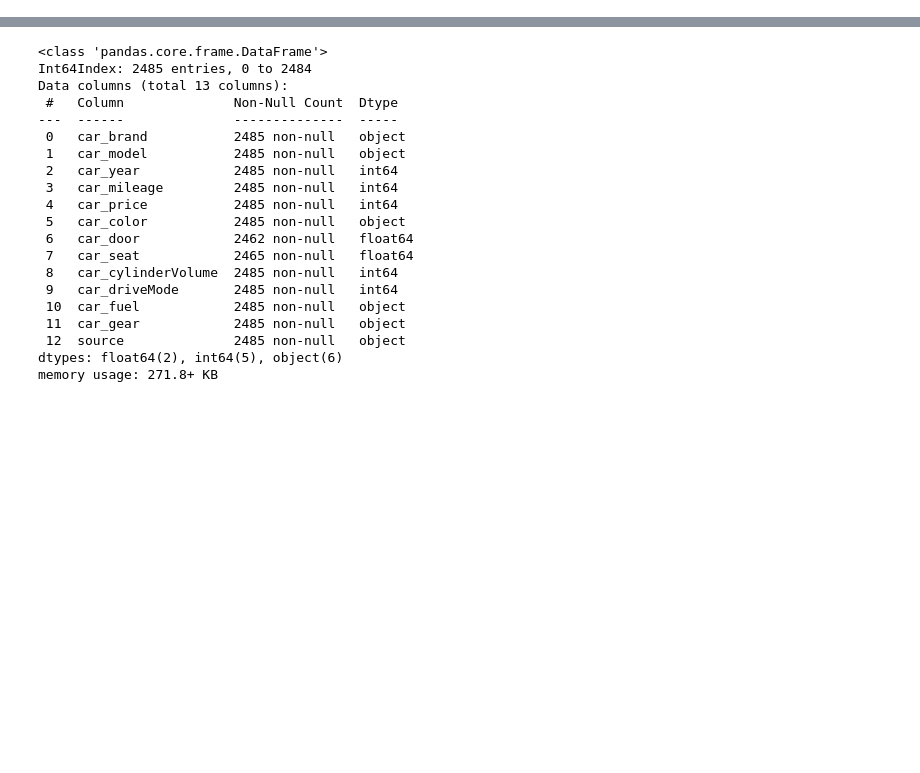
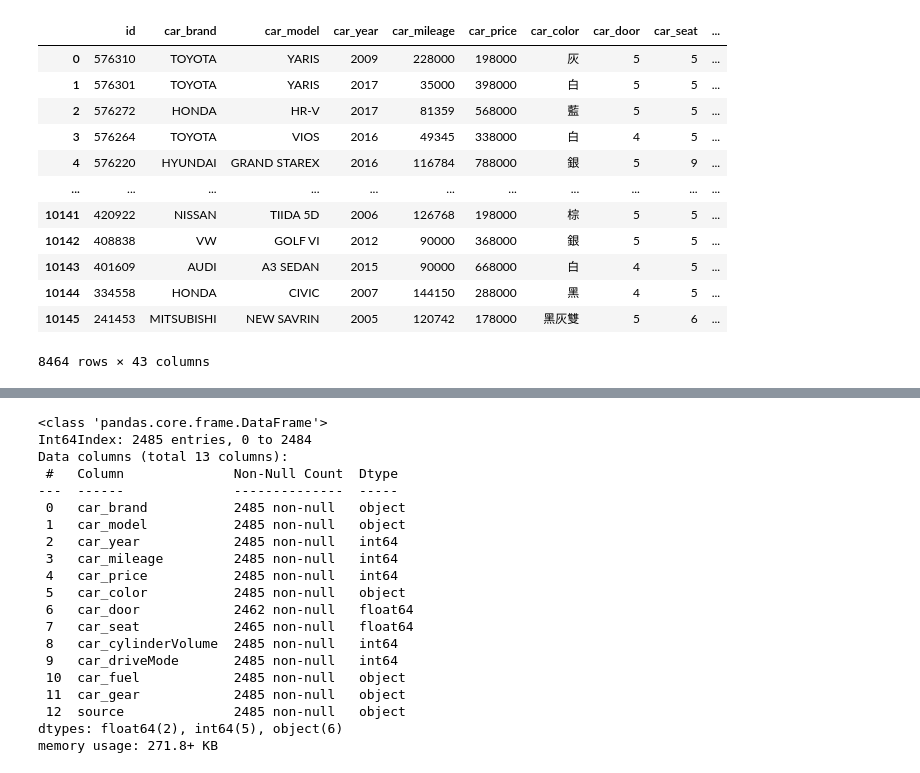
Before and after one commit to lilychen0505/BDSE19_PROJECT, a Jupyter notebook: data_cleaning/data_combine.ipynb, the cells around one changed output, grey strips where cells are left out. Saved outputs shown, nothing was run; the diff lists cells and outputs as text; code cells hidden in the pictures; blank space fills up the shorter version.

```diff
--- a/data_cleaning/data_combine.ipynb
+++ b/data_cleaning/data_combine.ipynb
@@ -23,0 +45,16 @@ df_usedcar = pd.read_csv('../csv/cleaned_csv/usedcar_clear_forPrice2.csv', index
+# %%
+df_SUM
+# %% [output]
+|  | id | car_brand | car_model | car_year | car_mileage | car_price | car_color | car_door | car_seat | ... |
+| 0 | 576310 | TOYOTA | YARIS | 2009 | 228000 | 198000 | 灰 | 5 | 5 | ... |
+| 1 | 576301 | TOYOTA | YARIS | 2017 | 35000 | 398000 | 白 | 5 | 5 | ... |
+| 2 | 576272 | HONDA | HR-V | 2017 | 81359 | 568000 | 藍 | 5 | 5 | ... |
+| 3 | 576264 | TOYOTA | VIOS | 2016 | 49345 | 338000 | 白 | 4 | 5 | ... |
+| 4 | 576220 | HYUNDAI | GRAND STAREX | 2016 | 116784 | 788000 | 銀 | 5 | 9 | ... |
+| ... | ... | ... | ... | ... | ... | ... | ... | ... | ... | ... |
+| 10141 | 420922 | NISSAN | TIIDA 5D | 2006 | 126768 | 198000 | 棕 | 5 | 5 | ... |
+| 10142 | 408838 | VW | GOLF VI | 2012 | 90000 | 368000 | 銀 | 5 | 5 | ... |
+| 10143 | 401609 | AUDI | A3 SEDAN | 2015 | 90000 | 668000 | 白 | 4 | 5 | ... |
+| 10144 | 334558 | HONDA | CIVIC | 2007 | 144150 | 288000 | 黑 | 4 | 5 | ... |
+| 10145 | 241453 | MITSUBISHI | NEW SAVRIN | 2005 | 120742 | 178000 | 黑灰雙 | 5 | 6 | ... |
+8464 rows × 43 columns
```
Also changed, not shown: parts of 40 cells of this notebook, 8 other files.
